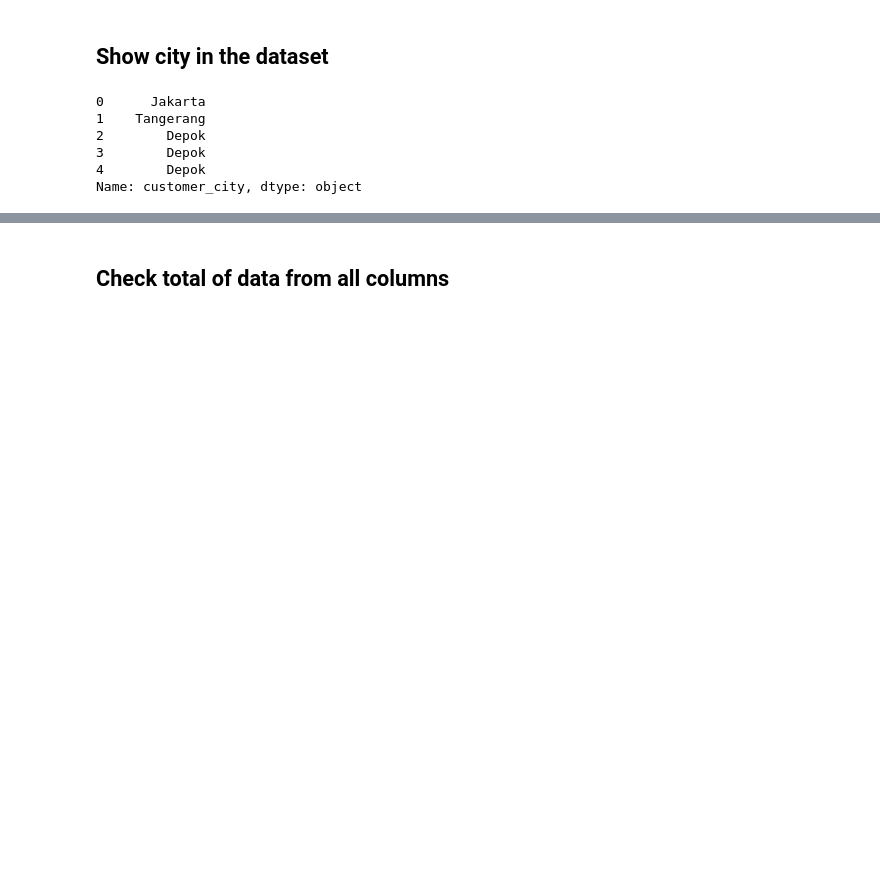
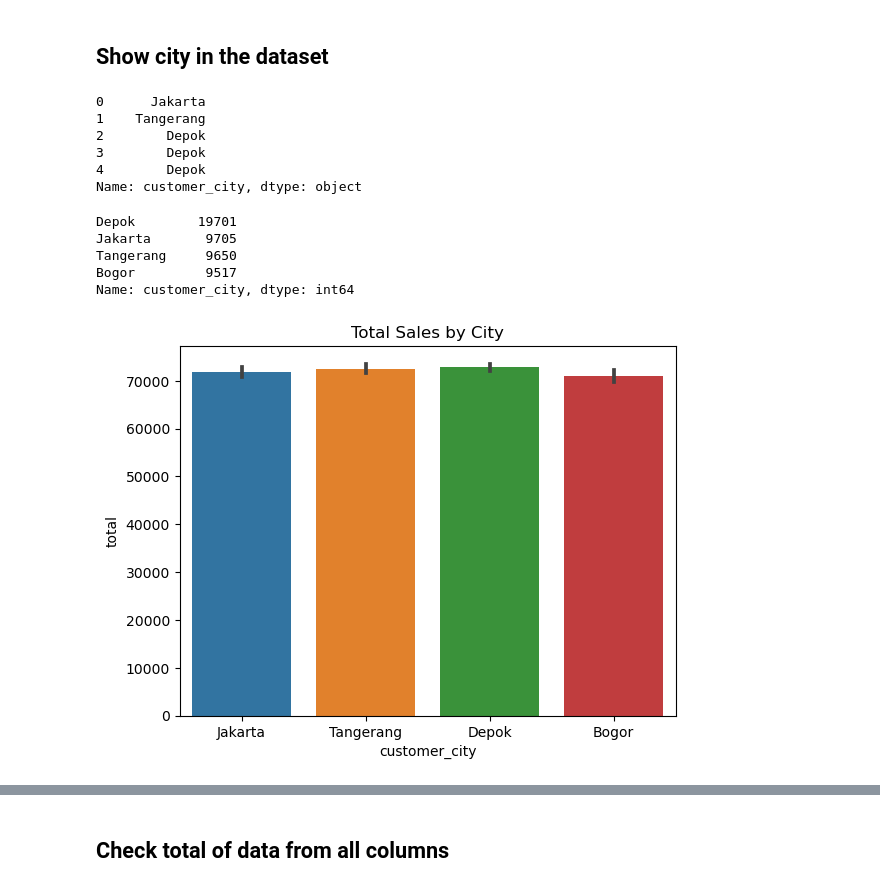
Before and after one commit to Edy-Mochamad/Analysis-Ecommers, a Jupyter notebook: ecommers.ipynb, the cells around one changed output, grey strips where cells are left out. Saved outputs shown, nothing was run; the diff lists cells and outputs as text; code cells hidden in the pictures; blank space fills up the shorter version.

```diff
--- a/ecommers.ipynb
+++ b/ecommers.ipynb
@@ -162,3 +220,22 @@ ds_2.head()
 3        Depok
 4        Depok
 Name: customer_city, dtype: object
+# %%
+x = data['customer_city'].value_counts()
+x
+# %% [output]
+Depok        19701
+Jakarta       9705
+Tangerang     9650
+Bogor         9517
+Name: customer_city, dtype: int64
+# %%
+sns.barplot(
+    x = 'customer_city',
+    y = 'total',
+    data = data
+);
+
+plt.title('Total Sales by City');
+# %% [output]
+[figure, added]
```
Also changed, not shown: parts of 11 cells of this notebook.
